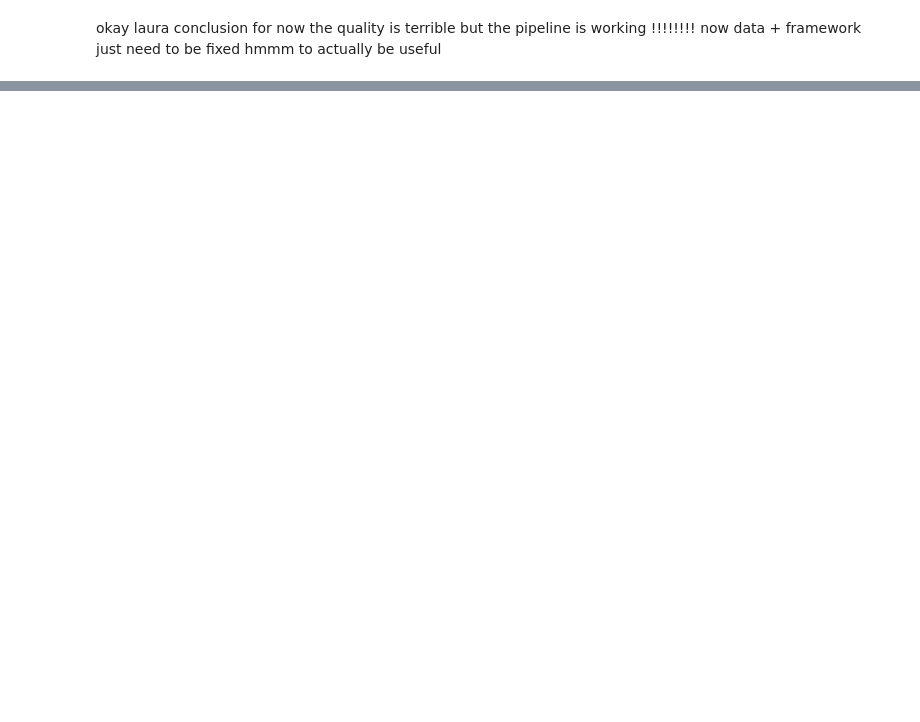
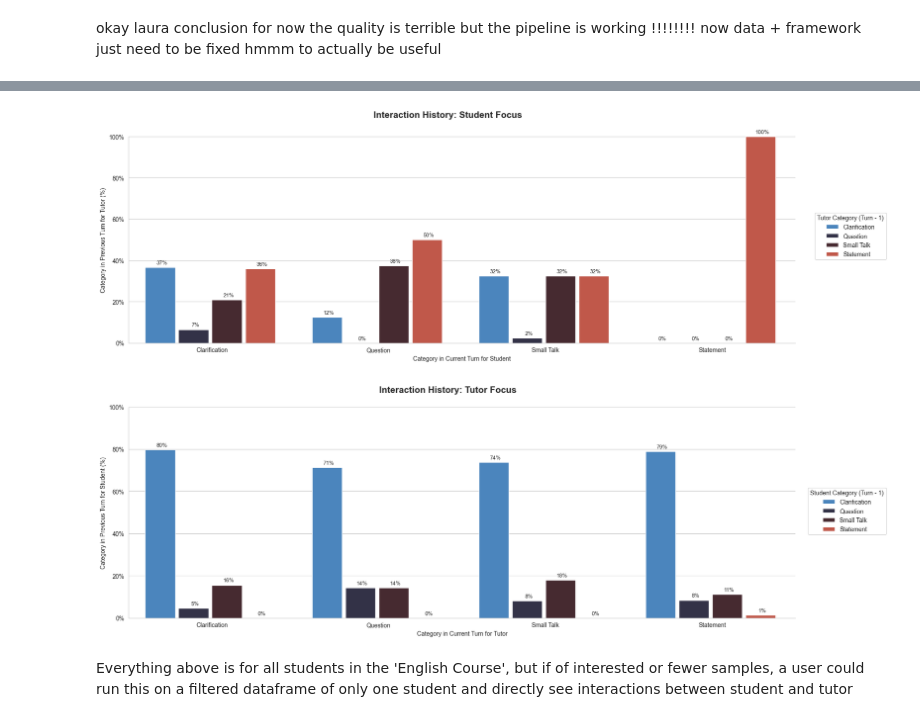
Before and after one commit to laurawpaaby/EduChatEval, a Jupyter notebook: testing_mypython_package.ipynb, the cells around one changed output, grey strips where cells are left out. Cells and saved outputs as stored; diff of their text form; code cells hidden in the pictures; blank space fills up the shorter version.

```diff
--- a/testing_mypython_package.ipynb
+++ b/testing_mypython_package.ipynb
@@ -442,0 +532,17 @@ okay laura conclusion for now the quality is terrible but the pipeline is workin
+# %%
+viz.plot_history_interaction(
+    df=annotated_df,
+    focus_agent='student',  # or 'tutor'
+    use_percent=True
+)
+
+viz.plot_history_interaction(
+    df=annotated_df,
+    focus_agent='tutor',  # or 'tutor'
+    use_percent=True
+)
+# %% [output]
+[figure, added]
+[figure, added]
+# %% [markdown]
+Everything above is for all students in the 'English Course', but if of interested or fewer samples, a user could run this on a filtered dataframe of only one student and directly see interactions between student and tutor
```
Also changed, not shown: parts of 11 cells of this notebook, 9 other files.
